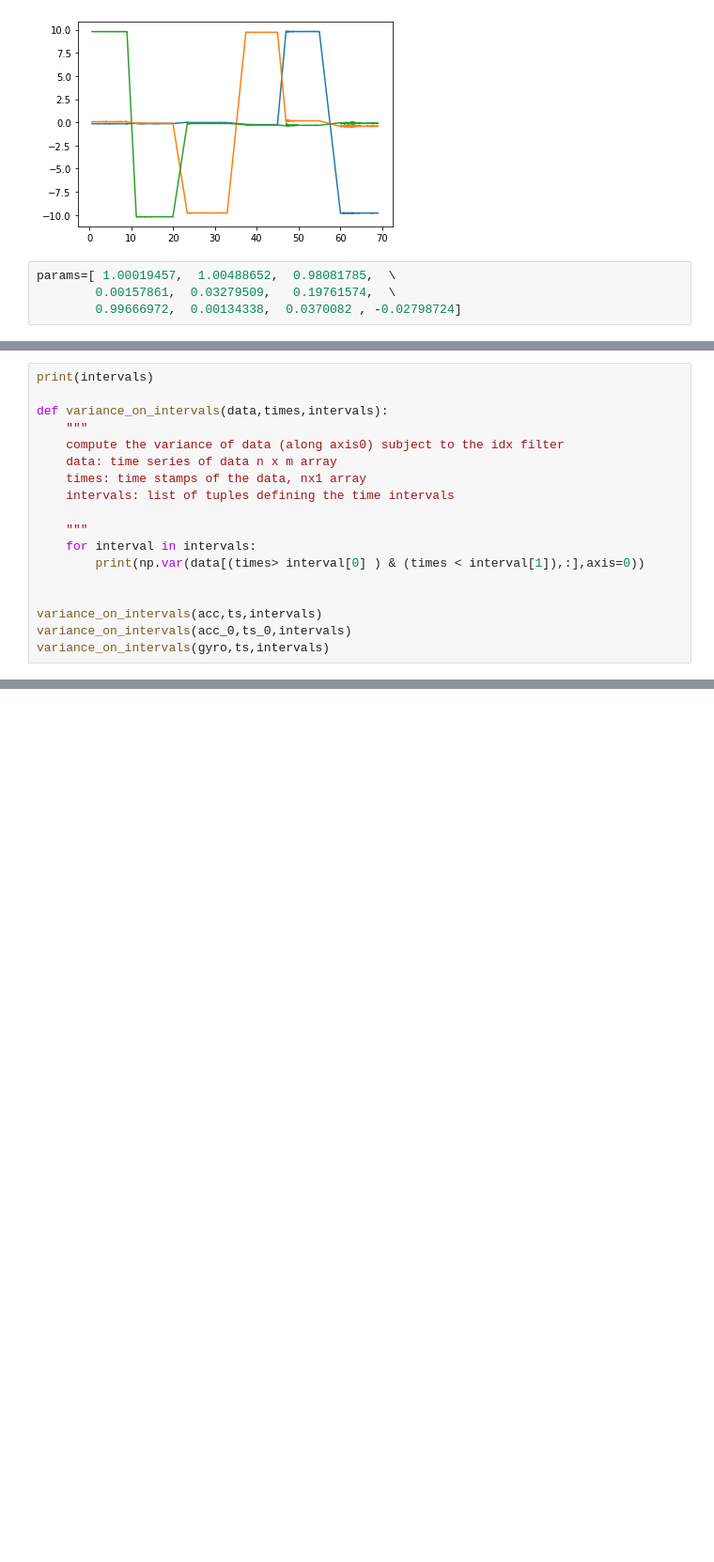
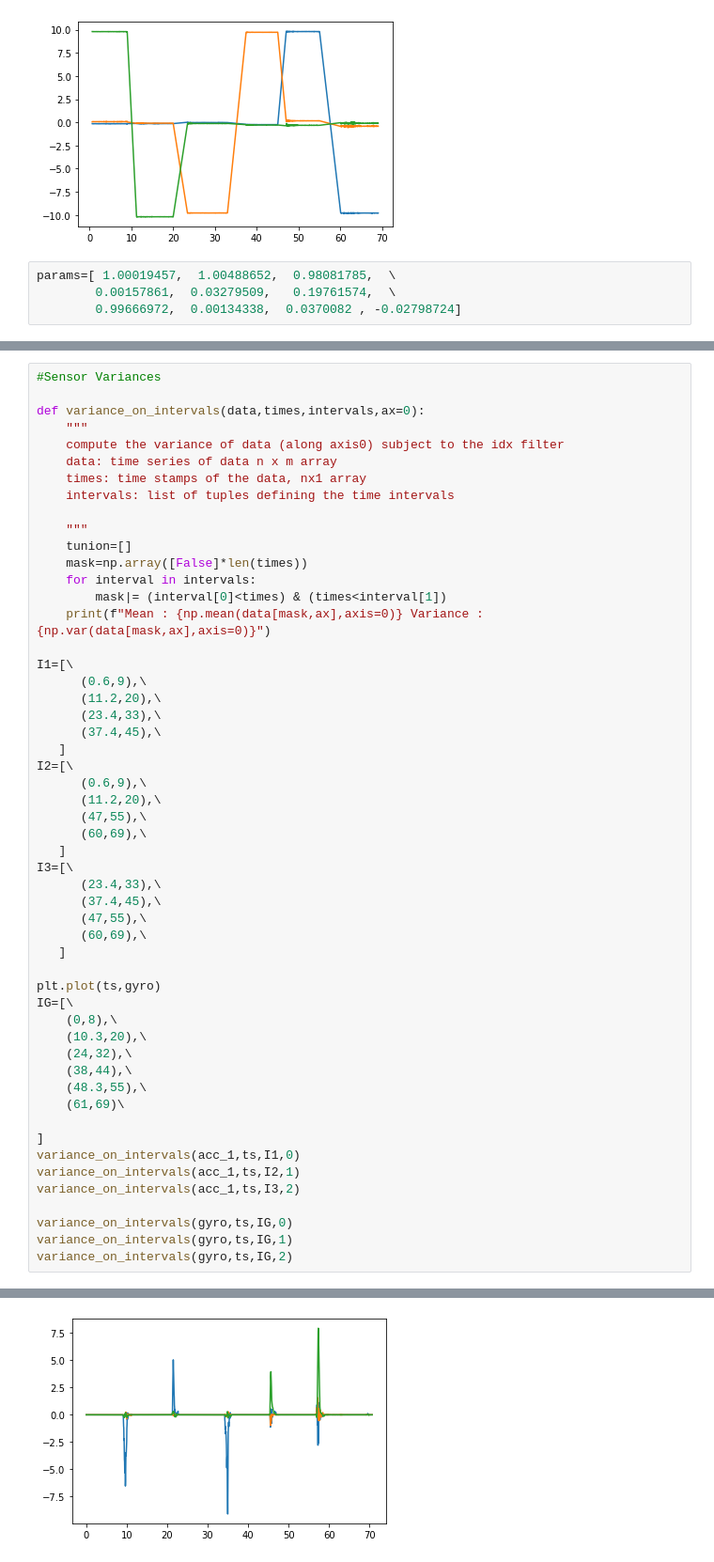
Before and after one commit to matterwaves/SensorAnalysis, a Jupyter notebook: calibration.ipynb, the cells around one changed output, grey strips where cells are left out. Shown: that part at 94% size. Drawn from its saved outputs; the diff is of its cells as text; blank space fills up the shorter version.

```diff
--- a/calibration.ipynb
+++ b/calibration.ipynb
@@ -165,7 +169,7 @@ Text(0, 0.5, 'lab frame acceleration (m/s^2)')
 # %%
-print(intervals)
+#Sensor Variances
 
-def variance_on_intervals(data,times,intervals):
+def variance_on_intervals(data,times,intervals,ax=0):
     """
     compute the variance of data (along axis0) subject to the idx filter
     data: time series of data n x m array
@@ -173,12 +177,47 @@ def variance_on_intervals(data,times,intervals):
     intervals: list of tuples defining the time intervals
 
     """
+    tunion=[]
+    mask=np.array([False]*len(times))
     for interval in intervals:
-        print(np.var(data[(times> interval[0] ) & (times < interval[1]),:],axis=0))
+        mask|= (interval[0]<times) & (times<interval[1])
+    print(f"Mean : {np.mean(data[mask,ax],axis=0)} Variance : {np.var(data[mask,ax],axis=0)}")
 
+I1=[\
+      (0.6,9),\
+      (11.2,20),\
+      (23.4,33),\
+      (37.4,45),\
+   ]
+I2=[\
+      (0.6,9),\
+      (11.2,20),\
+      (47,55),\
+      (60,69),\
+   ]
+I3=[\
+      (23.4,33),\
+      (37.4,45),\
+      (47,55),\
+      (60,69),\
+   ]
 
-variance_on_intervals(acc,ts,intervals)
-variance_on_intervals(acc_0,ts_0,intervals)
-variance_on_intervals(gyro,ts,intervals)
+plt.plot(ts,gyro)
+IG=[\
+    (0,8),\
+    (10.3,20),\
+    (24,32),\
+    (38,44),\
+    (48.3,55),\
+    (61,69)\
+
+]
+variance_on_intervals(acc_1,ts,I1,0)
+variance_on_intervals(acc_1,ts,I2,1)
+variance_on_intervals(acc_1,ts,I3,2)
+
+variance_on_intervals(gyro,ts,IG,0)
+variance_on_intervals(gyro,ts,IG,1)
+variance_on_intervals(gyro,ts,IG,2)
 # %% [output]
 [(0.6, 9), (11.2, 20), (23.4, 33), (37.4, 45), (47, 55), (60, 69)]
@@ -202,0 +230 @@ variance_on_intervals(gyro,ts,intervals)
+[figure, added]
```
Also changed, not shown: parts of 11 cells of this notebook, 2 other files.
